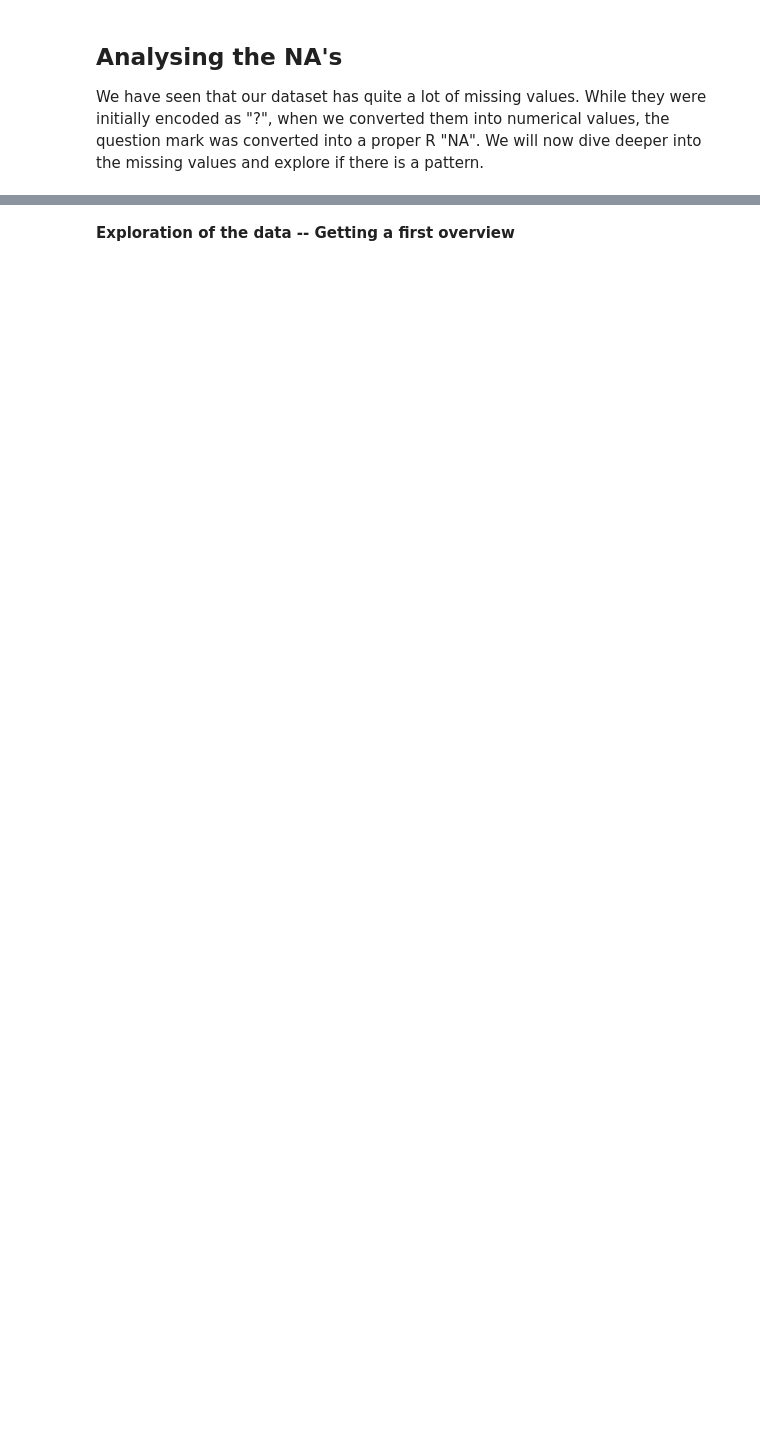
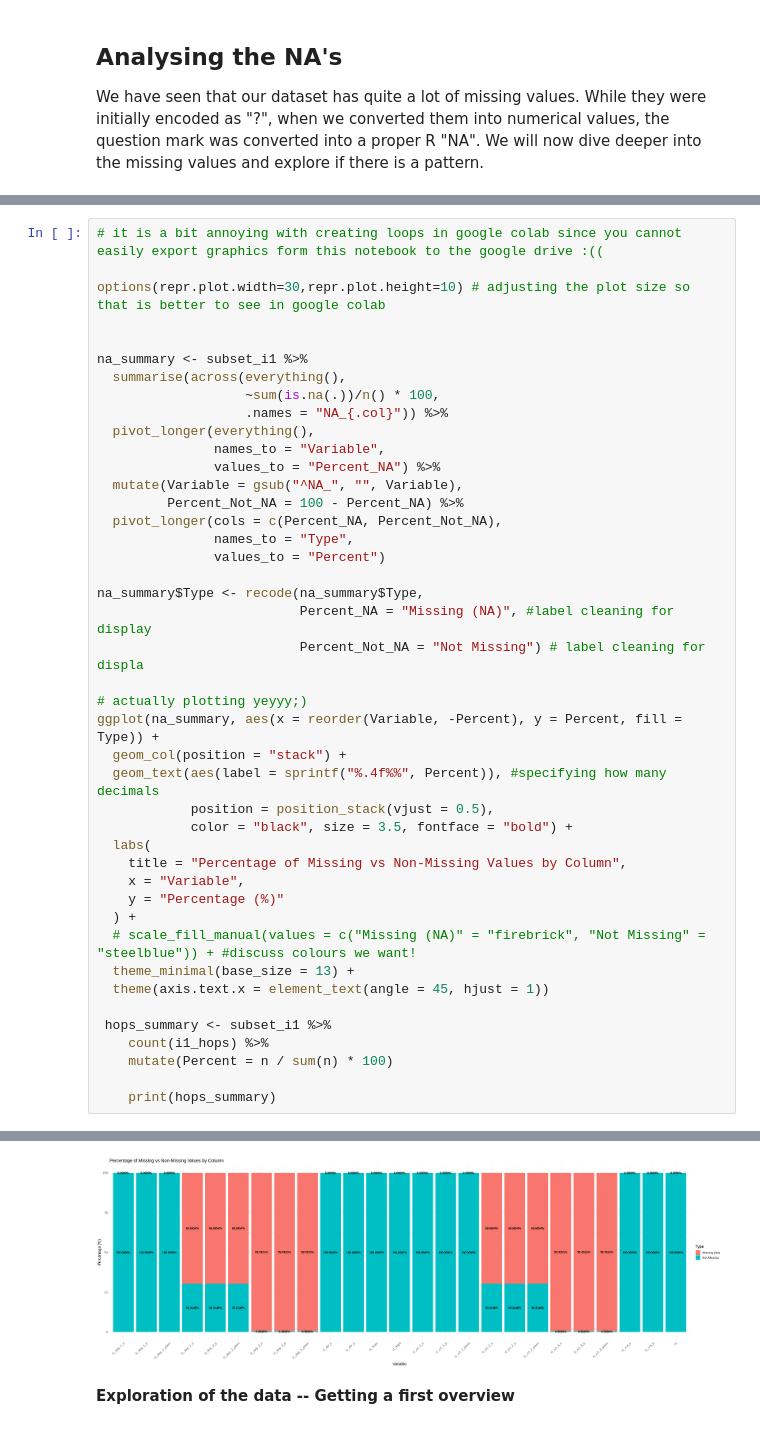
Before and after one commit to Leakathr1n/Foundations_of_Data_Science_Cargo2000, a Jupyter notebook: Project_Notebook.ipynb, the cells around one changed output, grey strips where cells are left out. Saved outputs shown, nothing was run; the diff lists cells and outputs as text; blank space fills up the shorter version.

Commit message:
working on the project a bit further and adding a NA count

```diff
--- a/Project_Notebook.ipynb
+++ b/Project_Notebook.ipynb
@@ -106,0 +126,44 @@ subset_o <- clean_data[, c("nr", grep("^o", names(clean_data), value = TRUE))]
+# %%
+# it is a bit annoying with creating loops in google colab since you cannot easily export graphics form this notebook to the google drive :((
+
+options(repr.plot.width=30,repr.plot.height=10) # adjusting the plot size so that is better to see in google colab
+
+
+na_summary <- subset_i1 %>%
+  summarise(across(everything(),
+                   ~sum(is.na(.))/n() * 100,
+                   .names = "NA_{.col}")) %>%
+  pivot_longer(everything(),
+               names_to = "Variable",
+               values_to = "Percent_NA") %>%
+  mutate(Variable = gsub("^NA_", "", Variable),
+         Percent_Not_NA = 100 - Percent_NA) %>%
+  pivot_longer(cols = c(Percent_NA, Percent_Not_NA),
+               names_to = "Type",
+               values_to = "Percent")
+
+na_summary$Type <- recode(na_summary$Type,
+                          Percent_NA = "Missing (NA)", #label cleaning for display
+                          Percent_Not_NA = "Not Missing") # label cleaning for displa
+
+# actually plotting yeyyy;)
+ggplot(na_summary, aes(x = reorder(Variable, -Percent), y = Percent, fill = Type)) +
+  geom_col(position = "stack") +
+  geom_text(aes(label = sprintf("%.4f%%", Percent)), #specifying how many decimals
+            position = position_stack(vjust = 0.5),
+            color = "black", size = 3.5, fontface = "bold") +
+  labs(
+    title = "Percentage of Missing vs Non-Missing Values by Column",
+    x = "Variable",
+    y = "Percentage (%)"
+  ) +
+  # scale_fill_manual(values = c("Missing (NA)" = "firebrick", "Not Missing" = "steelblue")) + #discuss colours we want!
+  theme_minimal(base_size = 13) +
+  theme(axis.text.x = element_text(angle = 45, hjust = 1))
+
+ hops_summary <- subset_i1 %>%
+    count(i1_hops) %>%
+    mutate(Percent = n / sum(n) * 100)
+
+    print(hops_summary)
+# %% [output]
@@ -107,2 +176,3 @@ subset_o <- clean_data[, c("nr", grep("^o", names(clean_data), value = TRUE))]
+[figure, added]
 # %% [markdown]
 **Exploration of the data -- Getting a first overview**
```
Also changed, not shown: parts of 6 cells of this notebook.
